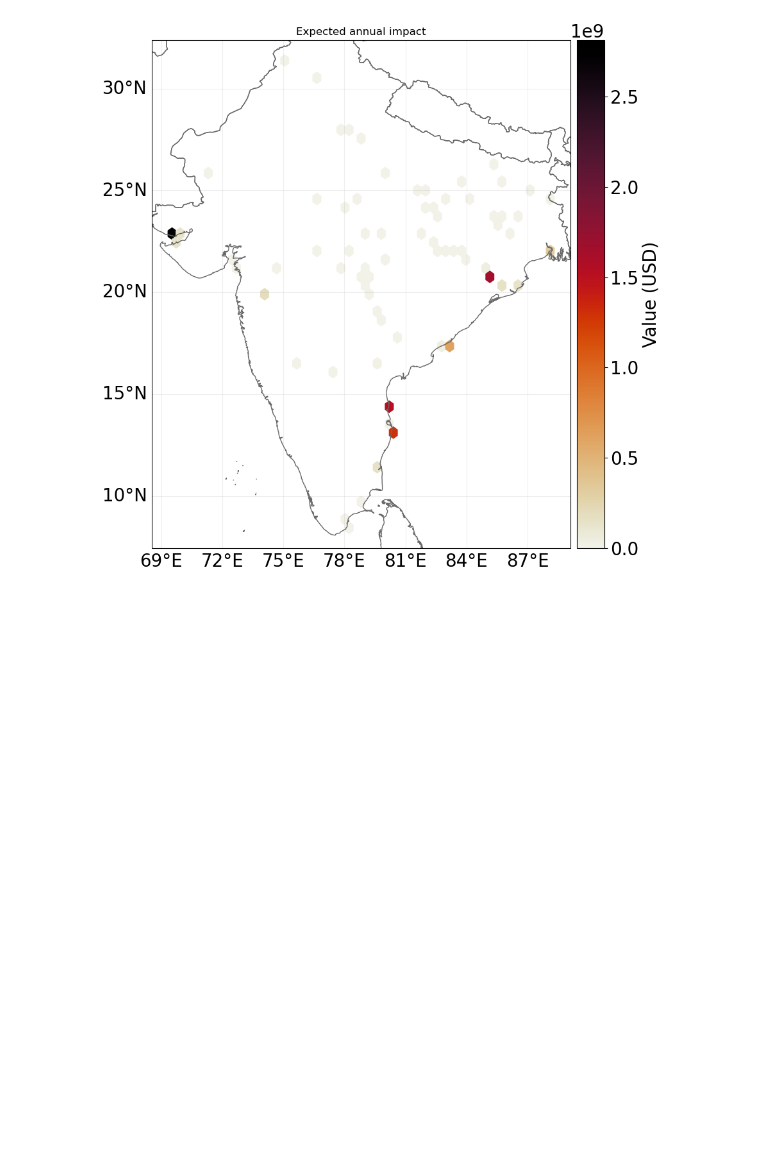
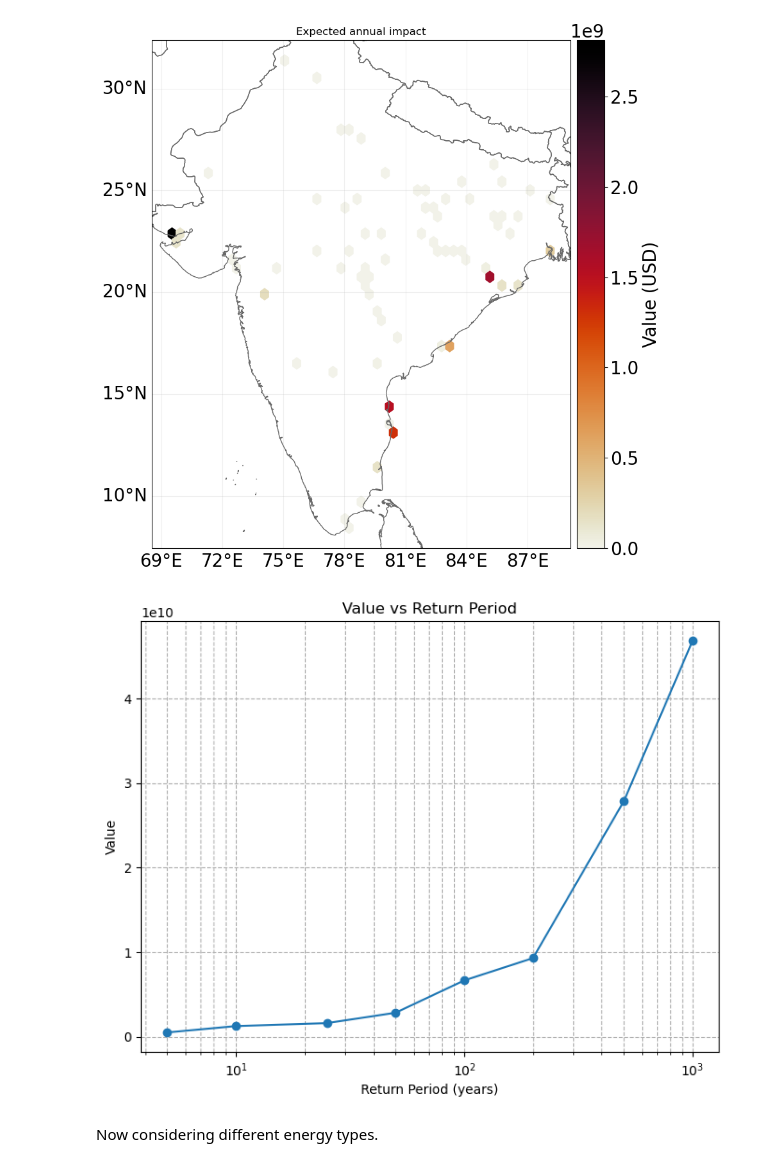
Before and after one commit to Moqian1122/TCRiskIndia, a Jupyter notebook: simulation.ipynb, the cells around one changed output. Saved outputs shown, nothing was run; the diff lists cells and outputs as text; code cells hidden in the pictures; blank space fills up the shorter version.

Commit message:
changed simulation code

```diff
--- a/simulation.ipynb
+++ b/simulation.ipynb
@@ -155,3 +155,23 @@ impact_visual(tracks_sync_200yr)
 Aggregated average annual impact: 9286829972.0 $
 <GeoAxes: title={'center': 'Expected annual impact'}>
 [figure]
+# %%
+def impact_calculator(return_period):
+
+    i=0
+    years=[]
+    while i<=return_period:
+        years.append(i)
+        i+=1
+
+    data = TCTracks.from_simulations_storm('syn_tracks/STORM_DATA_IBTRACS_NI_1000_YEARS_0.txt',years=years)
+    tc = TropCyclone.from_tracks(data, centroids=centrs)
+    impf_tc = ImpfTropCyclone.from_emanuel_usa()
+    # add the impact function to an Impact function set
+    impf_set = ImpactFuncSet([impf_tc])
+    [haz_type] = impf_set.get_hazard_types()
+    [haz_id] = impf_set.get_ids()[haz_type]
+    imp = ImpactCalc(exp, impf_set, tc).impact(
+    save_mat=True)
+
+    return round(imp.aai_agg,0)
@@ -157,0 +180,4 @@ Aggregated average annual impact: 9286829972.0 $
+# %%
+impact_results=[impact_calculator(i) for i in [5,10,25,50,100,200,500,1000]]
+# %%
+return_periods=[5,10,25,50,100,200,500,1000]
@@ -157,0 +186,20 @@ Aggregated average annual impact: 9286829972.0 $
+# %%
+plt.figure(figsize=(8, 6))
+plt.plot(return_periods, impact_results, marker='o')
+
+# Log scale on x-axis (typical for return period plots)
+plt.xscale('log')
+
+# Labels and title
+plt.xlabel('Return Period (years)')
+plt.ylabel('Value')
+plt.title('Value vs Return Period')
+
+# Optional: Grid
+plt.grid(True, which="both", ls="--")
+
+plt.show()
+# %% [output]
+[figure, added]
+# %% [markdown]
+Now considering different energy types.
```
Also changed, not shown: parts of 14 cells of this notebook, 3 other files.
